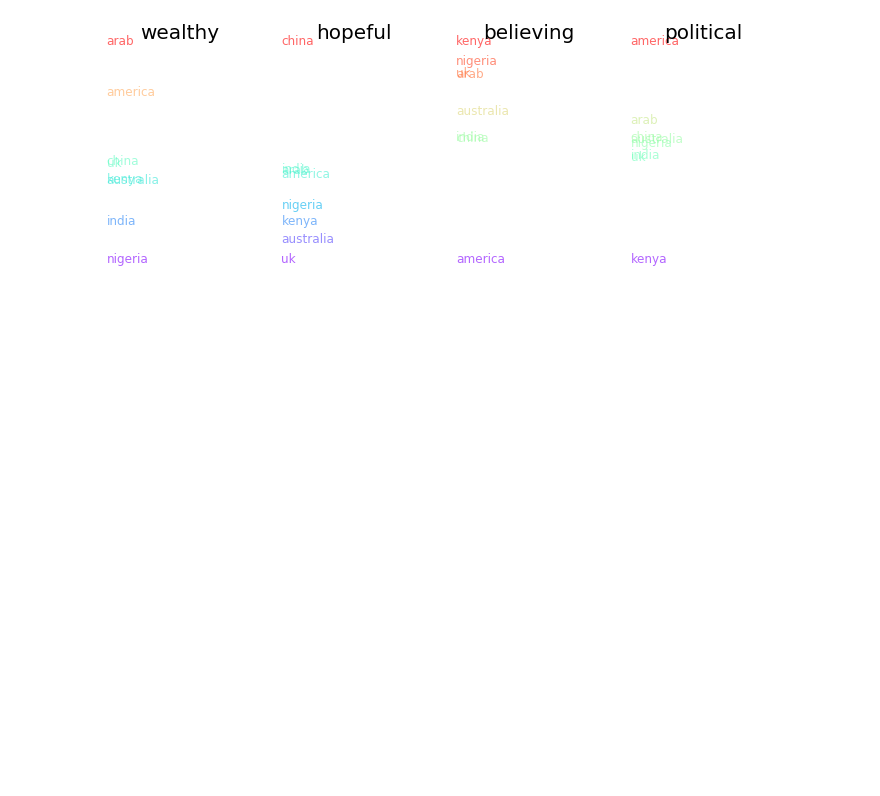
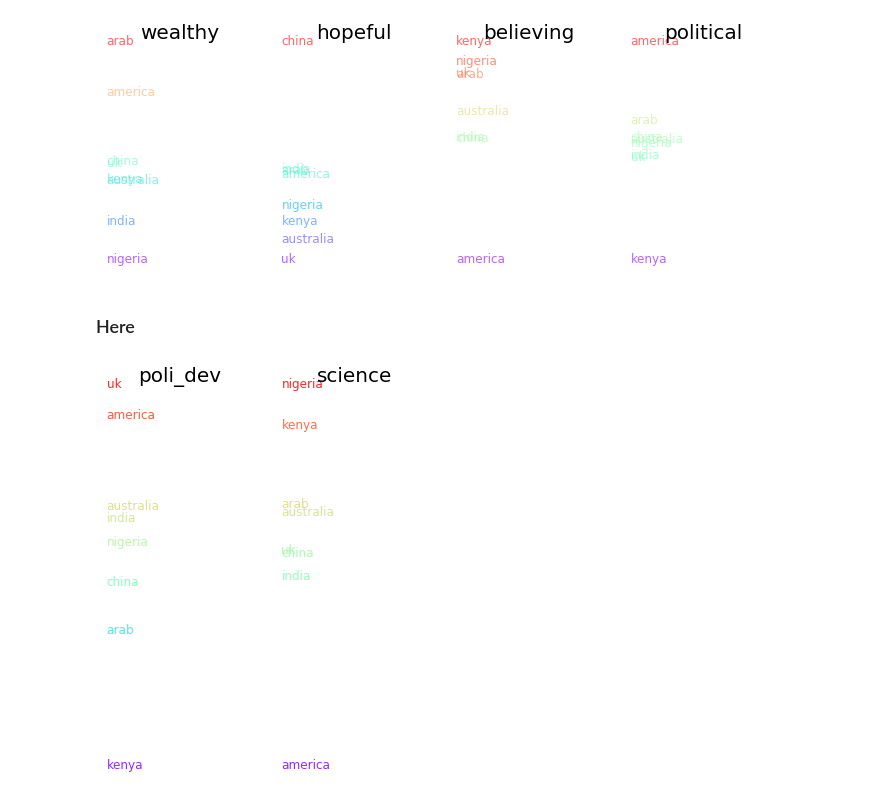
Before and after one commit to sunnyjooey/climate-news-analyst, a Jupyter notebook: word_embeddings_notebooks/Word_Dimension_Attitudes.ipynb, the cells around one changed output. Cells and saved outputs as stored; diff of their text form; code cells hidden in the pictures; blank space fills up the shorter version.

```diff
--- a/word_embeddings_notebooks/Word_Dimension_Attitudes.ipynb
+++ b/word_embeddings_notebooks/Word_Dimension_Attitudes.ipynb
@@ -105,7 +105,7 @@ def PlotDimension(ax,df, dim):
     ax.set_title(dim, fontsize = 20)
     colors = Coloring(df[dim])
     for i, word in enumerate(df.index):
-        ax.annotate(word, (0, df[dim][i]), color = colors[i], alpha = 0.6, fontsize = 12)
+        ax.annotate(word, (0, df[dim][i]), color = colors[i], alpha = .85, fontsize = 12)
     MaxY = df[dim].max()
     MinY = df[dim].min()
     plt.ylim(MinY,MaxY)
@@ -133,3 +134,20 @@ PlotDimension(ax4, country_df, 'political')
 plt.show()
 # %% [output]
 [figure]
+# %% [markdown]
+### Here
+# %%
+dim_pol_dev = dimension(news_w2v, ['state','agreement','report','accord','plan'], ['food','water','region','work','use'])
+dim_science = dimension(news_w2v, ['time','scientist','rise','human','level','weather'], ['hoax', 'alternative', 'doubt', 'skeptic','plot','myth'])
+# %%
+country_df = makeDF2(news_w2v, dim_countries, ['poli_dev','science'], [dim_pol_dev, dim_science])
+# %%
+#plot it
+fig = plt.figure(figsize = (12,7))
+ax1 = fig.add_subplot(141)
+PlotDimension(ax1, country_df, 'poli_dev')
+ax2 = fig.add_subplot(142)
+PlotDimension(ax2, country_df, 'science')
+plt.show()
+# %% [output]
+[figure, added]
```
Also changed, not shown: parts of 4 cells of this notebook.
